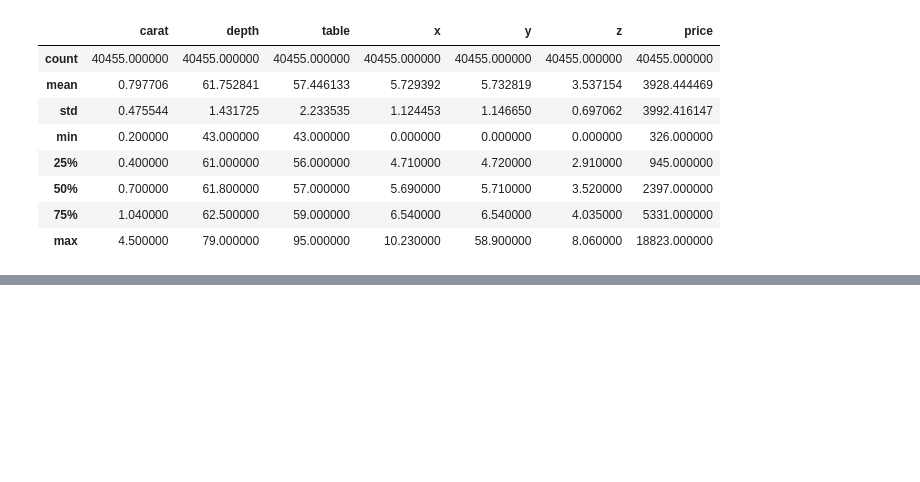
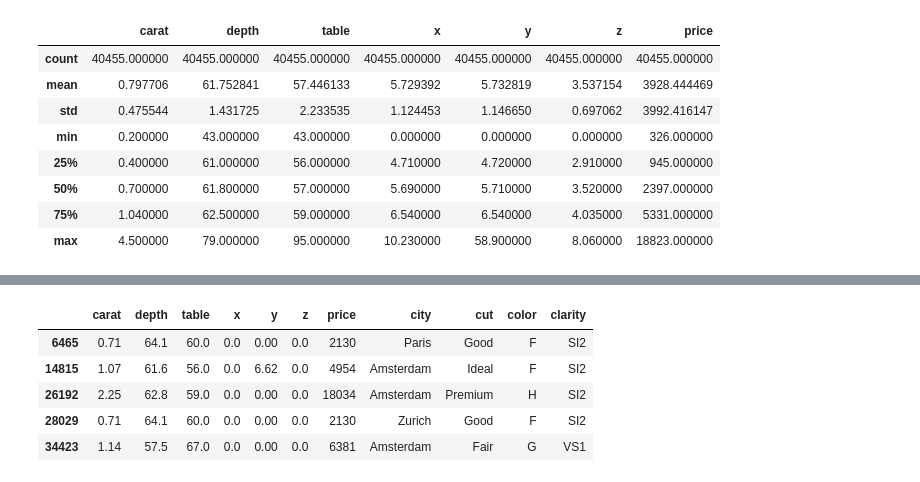
Before and after one commit to javiergispert/proyecto_m3, a Jupyter notebook: notebooks/Diamonds Prices Predictions.ipynb, the cells around one changed output, grey strips where cells are left out. Cells and saved outputs as stored; diff of their text form; code cells hidden in the pictures; blank space fills up the shorter version.

```diff
--- a/notebooks/Diamonds Prices Predictions.ipynb
+++ b/notebooks/Diamonds Prices Predictions.ipynb
@@ -231,3 +105,0 @@ for i in df_clarity:
-# %%
-df_diamonds.drop(columns=['clarity'], inplace=True)
-df_diamonds
@@ -265,12 +105,0 @@ Name: city, dtype: int64
-# %%
-df_city = ['Antwerp', 'Surat', 'Kimberly', 'Zurich', 'Paris', 'Las Vegas', 'Amsterdam', 'Tel Aviv', 'Luxembourg', 'Madrid',
-          'New York City', 'Dubai', 'London']
-# Your code here
-for i in df_city:
-    df_diamonds[i] = 0
-# %%
-for i in df_city:
-    df_diamonds[i] = df_diamonds['city'].str.contains(i, case=False).astype(int)
-# %%
-df_diamonds.drop(columns=['city'], inplace=True)
-df_diamonds
@@ -492,0 +179,19 @@ solucion
+# %%
+# Mínimos:
+df_diamonds[df_diamonds['x']==0] #son 5 filas
+#df_diamonds[df_diamonds['y']==0] #son 4 filas
+#df_diamonds[df_diamonds['z']==0] #son 16 filas
+#df_diamonds[df_diamonds['price']==326] #medidas de x,y,z próximos a su media.
+
+# Máximos:
+#df_diamonds[df_diamonds['x']==10.23] #en máximo el precio (18.531) es muy próximo a su máximo
+#df_diamonds[df_diamonds['y']==58.9] #llama la atención el valor tan bajo de x (8.09) y pero coincide con max de z(8.06)
+#df_diamonds[df_diamonds['z']==8.06] #mismo caso que el anterior. Representa un precio alto que se podría considerar acorde.
+#df_diamonds[df_diamonds['price']==18823] #no se corresponde con medidas máximas incluso ni en depth y table.
+# %% [output]
+|  | carat | depth | table | x | y | z | price | city | cut | color | clarity |
+| 6465 | 0.71 | 64.1 | 60.0 | 0.0 | 0.00 | 0.0 | 2130 | Paris | Good | F | SI2 |
+| 14815 | 1.07 | 61.6 | 56.0 | 0.0 | 6.62 | 0.0 | 4954 | Amsterdam | Ideal | F | SI2 |
+| 26192 | 2.25 | 62.8 | 59.0 | 0.0 | 0.00 | 0.0 | 18034 | Amsterdam | Premium | H | SI2 |
+| 28029 | 0.71 | 64.1 | 60.0 | 0.0 | 0.00 | 0.0 | 2130 | Zurich | Good | F | SI2 |
+| 34423 | 1.14 | 57.5 | 67.0 | 0.0 | 0.00 | 0.0 | 6381 | Amsterdam | Fair | G | VS1 |
```
Also changed, not shown: parts of 102 cells of this notebook, 2 other files.
